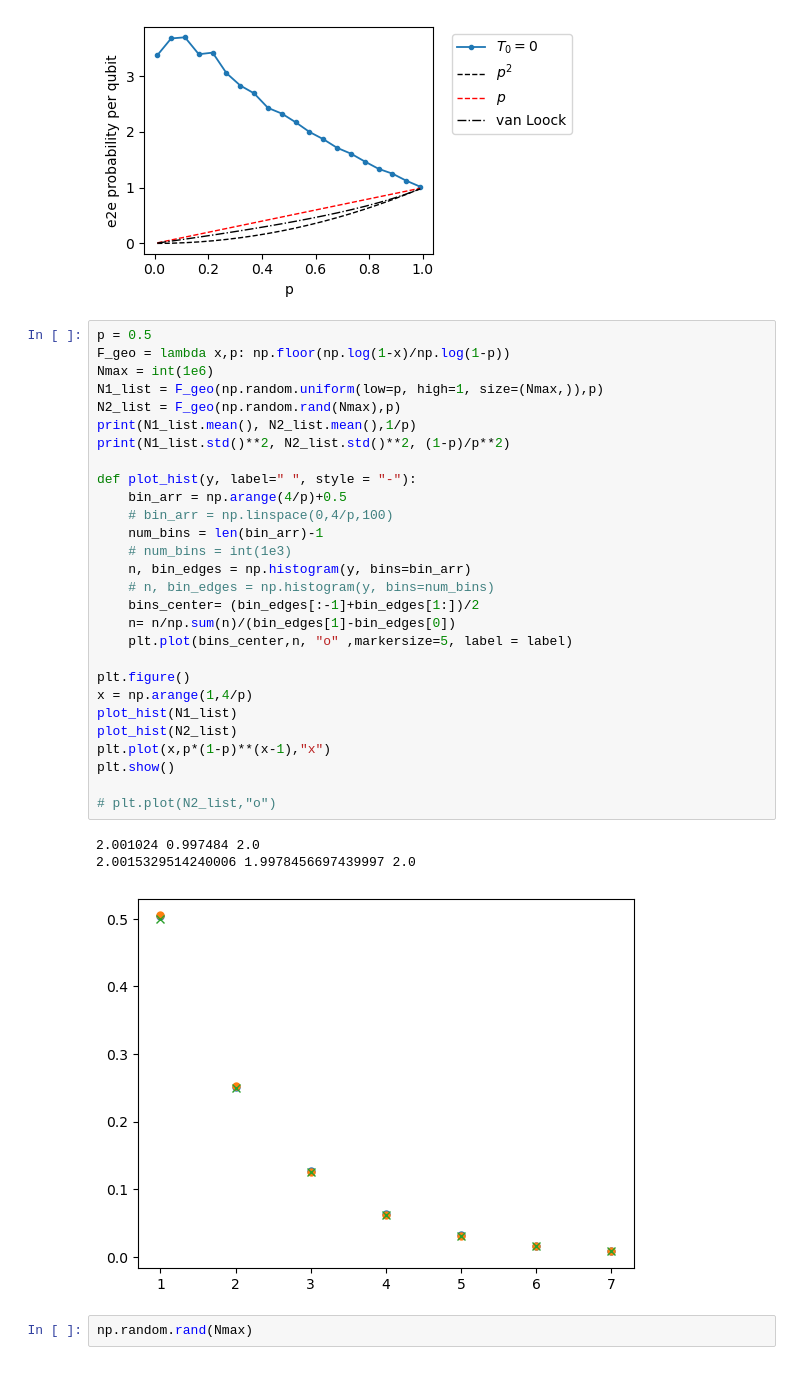
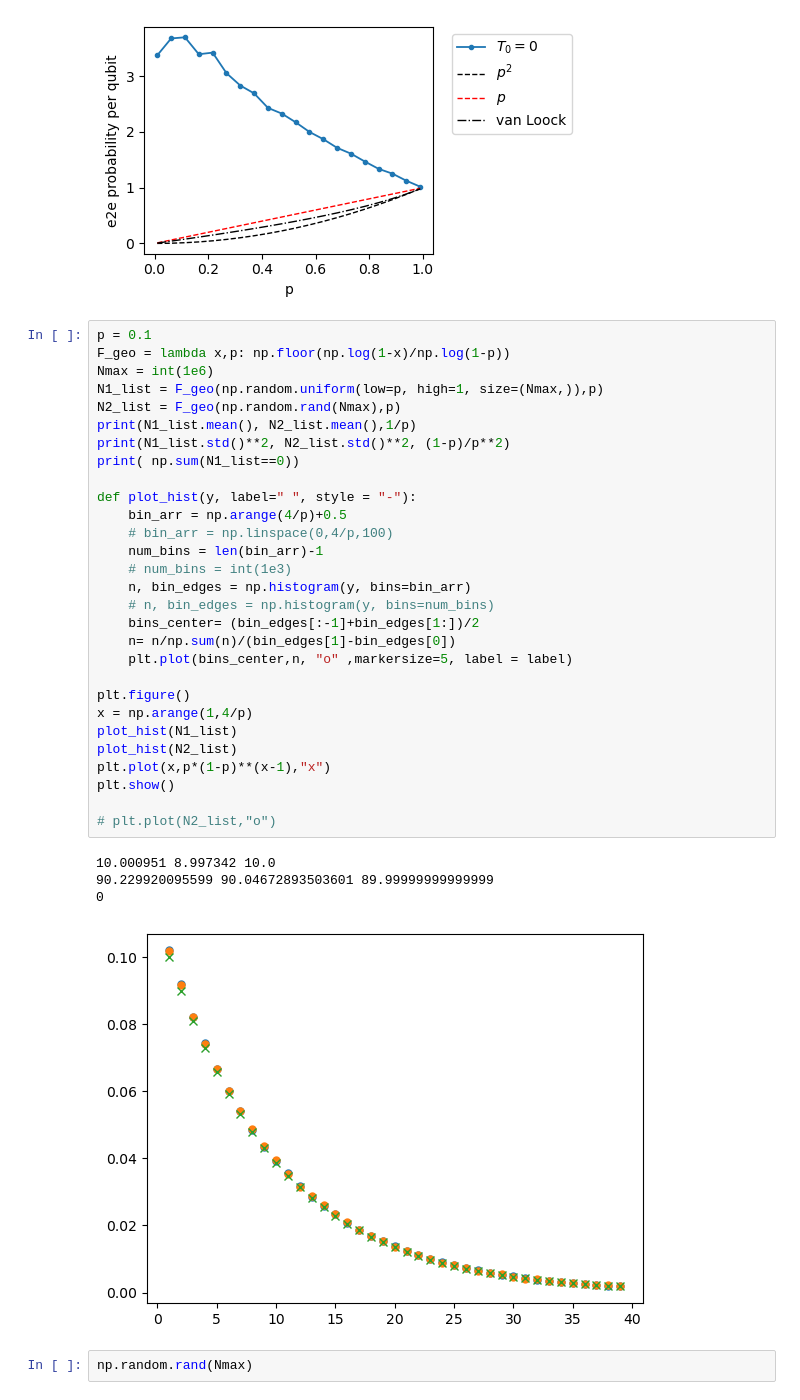
Before and after one commit to hassan-shap/QNUM, a Jupyter notebook: real-time-sim-coherence-time-old.ipynb, the cells around one changed output. Saved outputs shown, nothing was run; the diff lists cells and outputs as text.

```diff
--- a/real-time-sim-coherence-time-old.ipynb
+++ b/real-time-sim-coherence-time-old.ipynb
@@ -94,37 +94,39 @@ plt.show()
 # %% [output]
 [figure]
 # %%
-p = 0.5
+p = 0.1
 F_geo = lambda x,p: np.floor(np.log(1-x)/np.log(1-p))
 Nmax = int(1e6)
 N1_list = F_geo(np.random.uniform(low=p, high=1, size=(Nmax,)),p)
 N2_list = F_geo(np.random.rand(Nmax),p)
 print(N1_list.mean(), N2_list.mean(),1/p)
 print(N1_list.std()**2, N2_list.std()**2, (1-p)/p**2)
+print( np.sum(N1_list==0))
 
 def plot_hist(y, label=" ", style = "-"):
     bin_arr = np.arange(4/p)+0.5
     # bin_arr = np.linspace(0,4/p,100)
     num_bins = len(bin_arr)-1
     # num_bins = int(1e3)
     n, bin_edges = np.histogram(y, bins=bin_arr)
     # n, bin_edges = np.histogram(y, bins=num_bins)
     bins_center= (bin_edges[:-1]+bin_edges[1:])/2
     n= n/np.sum(n)/(bin_edges[1]-bin_edges[0])
     plt.plot(bins_center,n, "o" ,markersize=5, label = label)
 
 plt.figure()
 x = np.arange(1,4/p)
 plot_hist(N1_list)
 plot_hist(N2_list)
 plt.plot(x,p*(1-p)**(x-1),"x")
 plt.show()
 
 # plt.plot(N2_list,"o")
 # %% [output]
-2.001024 0.997484 2.0
-2.0015329514240006 1.9978456697439997 2.0
+10.000951 8.997342 10.0
+90.229920095599 90.04672893503601 89.99999999999999
+0
-[figure, old version]
+[figure, new version]
 # %%
 np.random.rand(Nmax)
 # %% [output]
```
Also changed, not shown: 13 other files.
